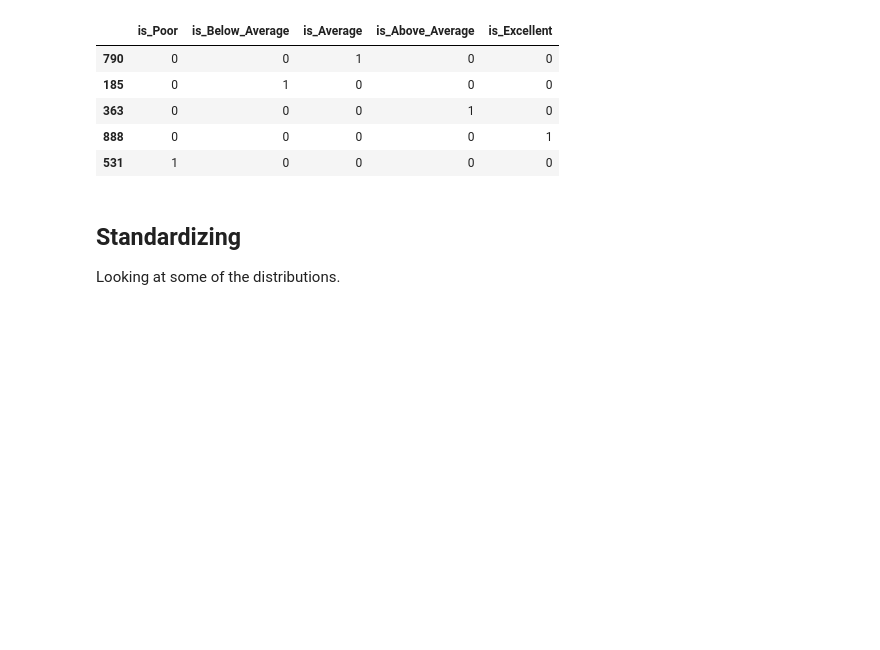
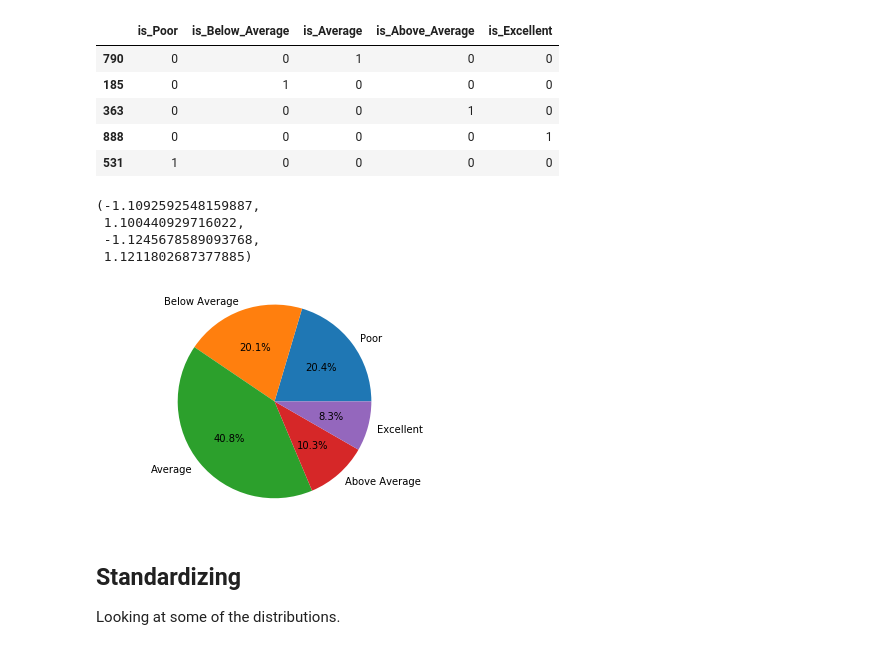
Before and after one commit to ktang012/myanimelist_data_collection, a Jupyter notebook: preprocess.ipynb, the cells around one changed output. Saved outputs shown, nothing was run; the diff lists cells and outputs as text; code cells hidden in the pictures; blank space fills up the shorter version.

Commit message:
prepare train and test reviews

```diff
--- a/preprocess.ipynb
+++ b/preprocess.ipynb
@@ -297,6 +297,23 @@ train_Y.head()
 | 363 | 0 | 0 | 0 | 1 | 0 |
 | 888 | 0 | 0 | 0 | 0 | 1 |
 | 531 | 1 | 0 | 0 | 0 | 0 |
+# %%
+# divided data set uniformly into 5
+# then use the quantiles to create the classes under the assumption
+# that there is a large number of average animes, large number of poor or below average,
+# and little excellent or above average animes
+fig, ax = plt.subplots()
+ax.pie(train_Y.values.sum(axis=0),
+       labels=["Poor", "Below Average", "Average",
+               "Above Average", "Excellent"],
+       autopct="%1.1f%%")
+ax.axis("equal")
+# %% [output]
+(-1.1092592548159887,
+ 1.100440929716022,
+ -1.1245678589093768,
+ 1.1211802687377885)
+[figure, added]
 # %% [markdown]
 ## Standardizing
 Looking at some of the distributions.
```
Also changed, not shown: parts of 2 cells of this notebook, 1 other file.
